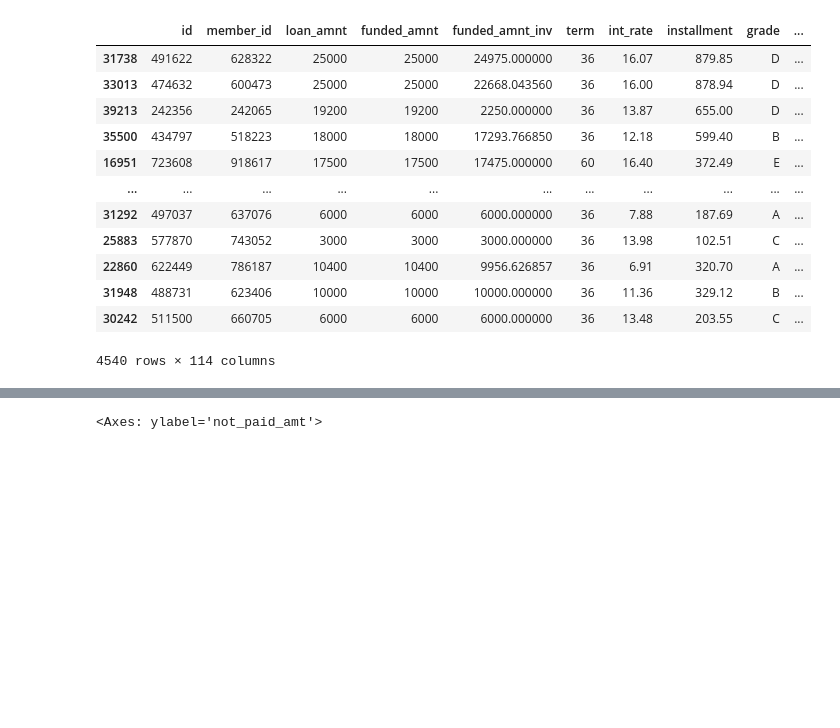
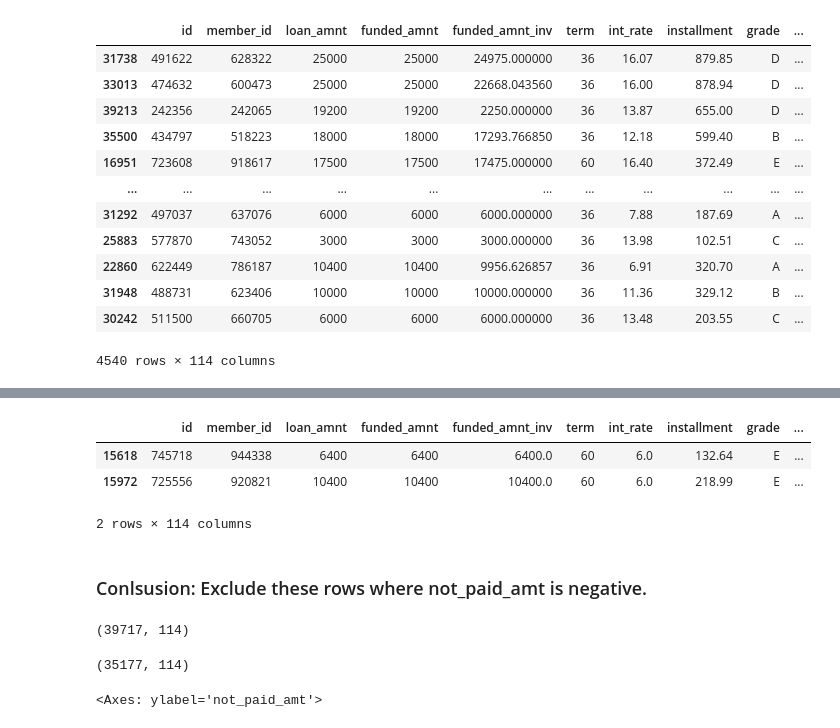
Before and after one commit to PraveenSM/LendingClubCaseStudy, a Jupyter notebook: Praveen_Mathad.ipynb, the cells around one changed output, grey strips where cells are left out. Cells and saved outputs as stored; diff of their text form; code cells hidden in the pictures; blank space fills up the shorter version.

```diff
--- a/Praveen_Mathad.ipynb
+++ b/Praveen_Mathad.ipynb
@@ -405,0 +457,14 @@ len(df1[df1['expected_return'] < df1['total_pymnt']])/len(df1['id']) * 100
+# %%
+df_curent = df1[(df1['not_paid_amt'] < 0) & (df1['loan_status'] == 'Current')]
+display(df_curent)
+# %% [output]
+|  | id | member_id | loan_amnt | funded_amnt | funded_amnt_inv | term | int_rate | installment | grade | ... |
+| 15618 | 745718 | 944338 | 6400 | 6400 | 6400.0 | 60 | 6.0 | 132.64 | E | ... |
+| 15972 | 725556 | 920821 | 10400 | 10400 | 10400.0 | 60 | 6.0 | 218.99 | E | ... |
+2 rows × 114 columns
+# %% [markdown]
+### Conlsusion: Exclude these rows where not_paid_amt is negative.
+# %%
+df1.shape
+# %% [output]
+(39717, 114)
@@ -406,3 +473,7 @@ len(df1[df1['expected_return'] < df1['total_pymnt']])/len(df1['id']) * 100
+# %%
+df1.shape
+# %% [output]
+(35177, 114)
 # %%
 # Univariate analysis of not_paid_amt
 df1['not_paid_amt'].describe()
```
Also changed, not shown: parts of 14 cells of this notebook.
